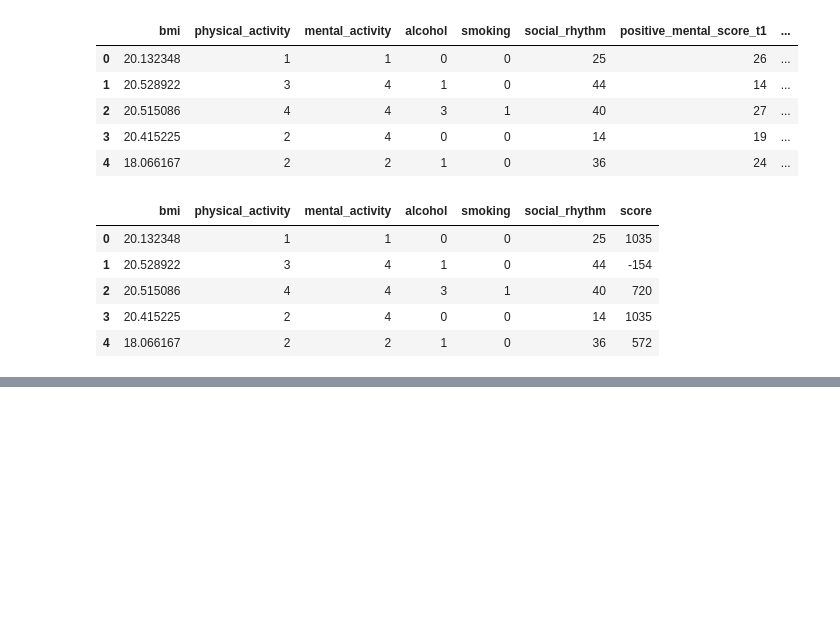
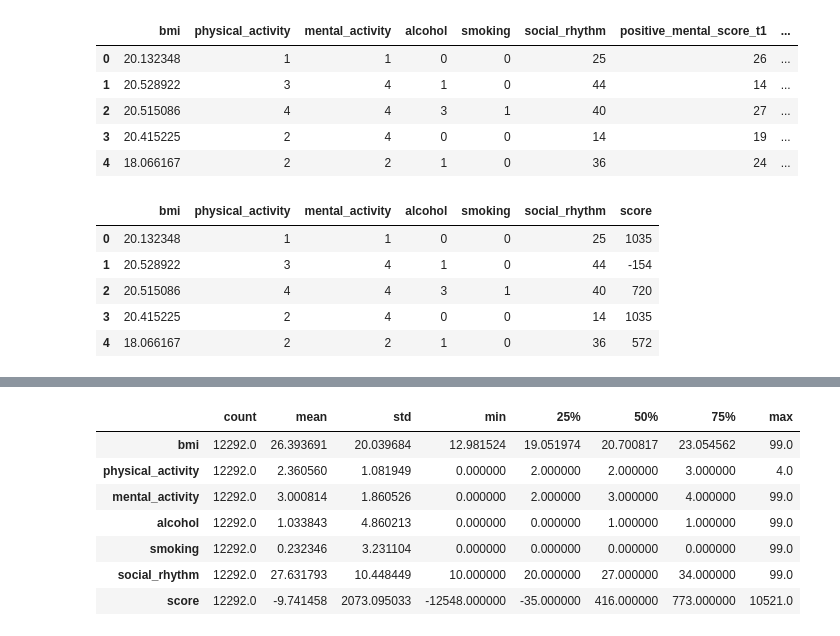
Before and after one commit to Mruhankhan/Fitness-Website, a Jupyter notebook: impact_of_lifestyle_choices_on_mental_health.ipynb, the cells around one changed output, grey strips where cells are left out. Cells and saved outputs as stored; diff of their text form; code cells hidden in the pictures; blank space fills up the shorter version.

```diff
--- a/impact_of_lifestyle_choices_on_mental_health.ipynb
+++ b/impact_of_lifestyle_choices_on_mental_health.ipynb
@@ -122,0 +151,11 @@ import pandas as pd
+# %%
+train_dataset.describe().transpose()
+# %% [output]
+|  | count | mean | std | min | 25% | 50% | 75% | max |
+| bmi | 12292.0 | 26.393691 | 20.039684 | 12.981524 | 19.051974 | 20.700817 | 23.054562 | 99.0 |
+| physical_activity | 12292.0 | 2.360560 | 1.081949 | 0.000000 | 2.000000 | 2.000000 | 3.000000 | 4.0 |
+| mental_activity | 12292.0 | 3.000814 | 1.860526 | 0.000000 | 2.000000 | 3.000000 | 4.000000 | 99.0 |
+| alcohol | 12292.0 | 1.033843 | 4.860213 | 0.000000 | 0.000000 | 1.000000 | 1.000000 | 99.0 |
+| smoking | 12292.0 | 0.232346 | 3.231104 | 0.000000 | 0.000000 | 0.000000 | 0.000000 | 99.0 |
+| social_rhythm | 12292.0 | 27.631793 | 10.448449 | 10.000000 | 20.000000 | 27.000000 | 34.000000 | 99.0 |
+| score | 12292.0 | -9.741458 | 2073.095033 | -12548.000000 | -35.000000 | 416.000000 | 773.000000 | 10521.0 |
```
Also changed, not shown: parts of 29 cells of this notebook, 1 other file.
